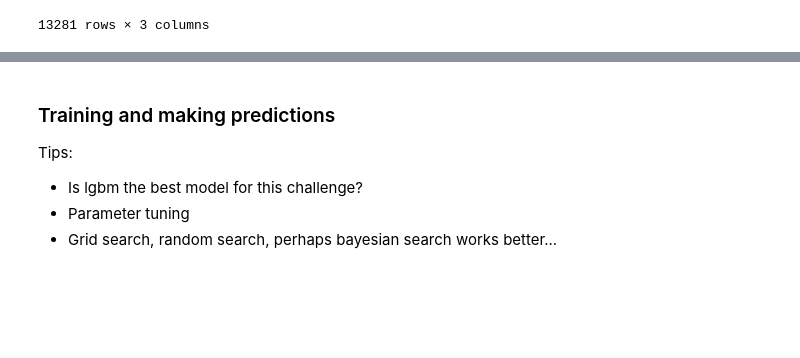
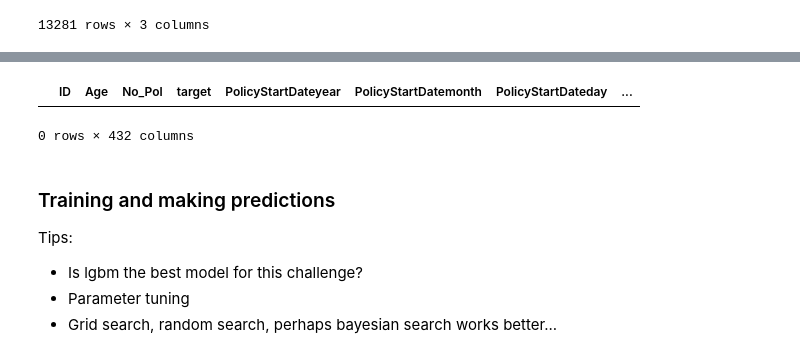
Before and after one commit to CherutoSharleen/Insurance-Claim-Datathon, a Jupyter notebook: Python_StarterNotebook.ipynb, the cells around one changed output, grey strips where cells are left out. Saved outputs shown, nothing was run; the diff lists cells and outputs as text; code cells hidden in the pictures; blank space fills up the shorter version.

```diff
--- a/Python_StarterNotebook.ipynb
+++ b/Python_StarterNotebook.ipynb
@@ -365,3 +368,15 @@ train_df.shape, test_df.shape
+# %%
+# Minimum age for driving in Nigeria is 18
+# View columns that have age less than 18
+train_df[train_df['Age'] < 18]
+
+# The rows could be replaced with the minimum age for driving a car - 18
+
+train_df['Age'] = np.where(train_df['Age'] < 18, 18, train_df['Age'])
+train_df[train_df['Age'] < 18]
+# %% [output]
+|  | ID | Age | No_Pol | target | PolicyStartDateyear | PolicyStartDatemonth | PolicyStartDateday | ... |
+0 rows × 432 columns
 # %% [markdown]
 ### Training and making predictions
 Tips:
```
Also changed, not shown: parts of 11 cells of this notebook, 1 other file.
